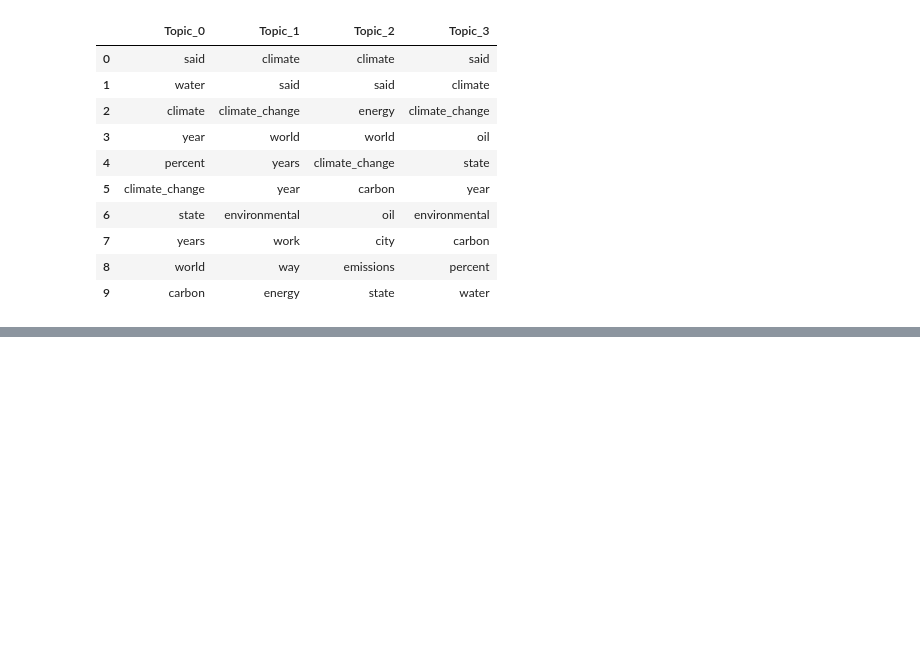
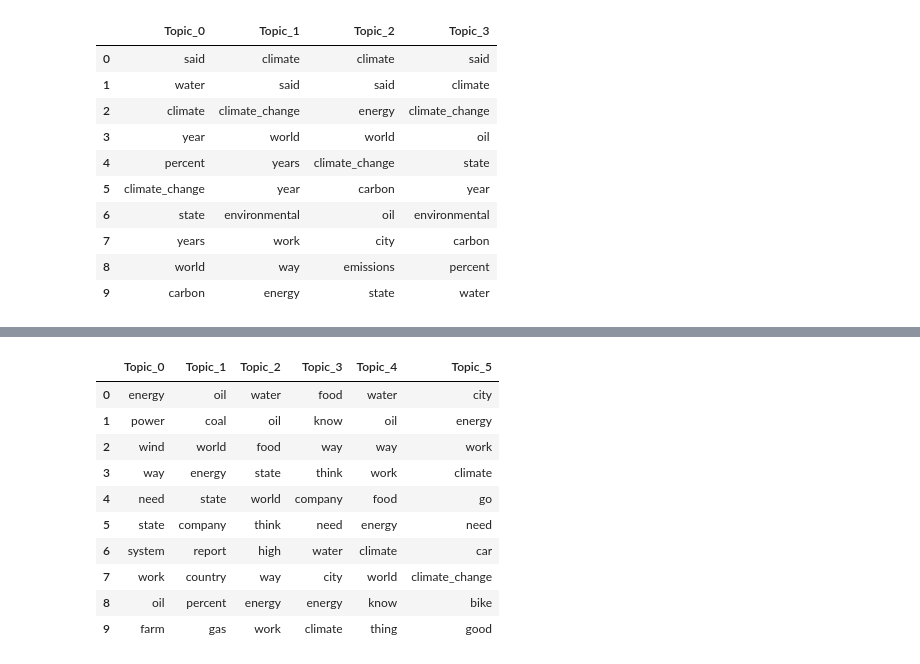
Before and after one commit to mikepackard415/Scientific-Environmental-Discourse, a Jupyter notebook: Programs/Topic Modeling.ipynb, the cells around one changed output, grey strips where cells are left out. Cells and saved outputs as stored; diff of their text form; code cells hidden in the pictures; blank space fills up the shorter version.

```diff
--- a/Programs/Topic Modeling.ipynb
+++ b/Programs/Topic Modeling.ipynb
@@ -787,0 +807,22 @@ bikes bike
+# %%
+#2013 - 6 topics
+lda = models.ldamodel.LdaModel.load('../Data/Environmental Discourse/Single-Year-TMs/Models/tm_13_06')
+
+topicsDict = {}
+for topicNum in range(lda.num_topics):
+    topicWords = [w for w, p in lda.show_topic(topicNum)]
+    topicsDict['Topic_{}'.format(topicNum)] = topicWords
+
+pd.DataFrame(topicsDict)
+# %% [output]
+|  | Topic_0 | Topic_1 | Topic_2 | Topic_3 | Topic_4 | Topic_5 |
+| 0 | energy | oil | water | food | water | city |
+| 1 | power | coal | oil | know | oil | energy |
+| 2 | wind | world | food | way | way | work |
+| 3 | way | energy | state | think | work | climate |
+| 4 | need | state | world | company | food | go |
+| 5 | state | company | think | need | energy | need |
+| 6 | system | report | high | water | climate | car |
+| 7 | work | country | way | city | world | climate_change |
+| 8 | oil | percent | energy | energy | know | bike |
+| 9 | farm | gas | work | climate | thing | good |
```
Also changed, not shown: parts of 27 cells of this notebook, 3 other files.
